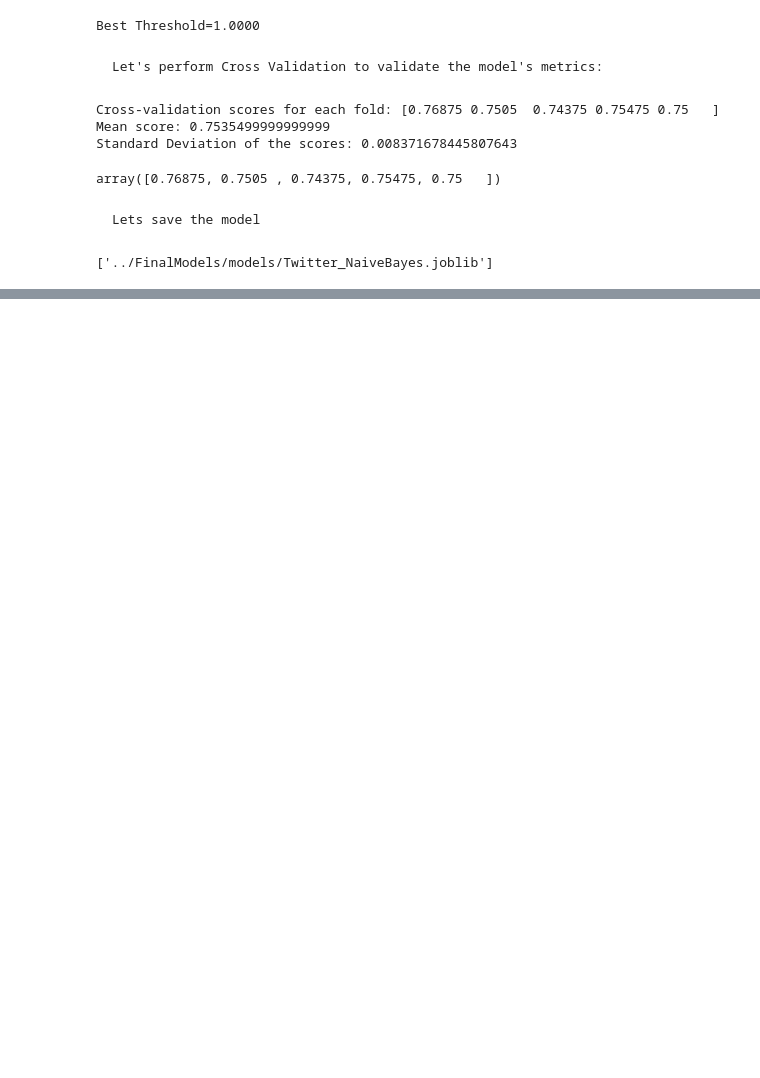
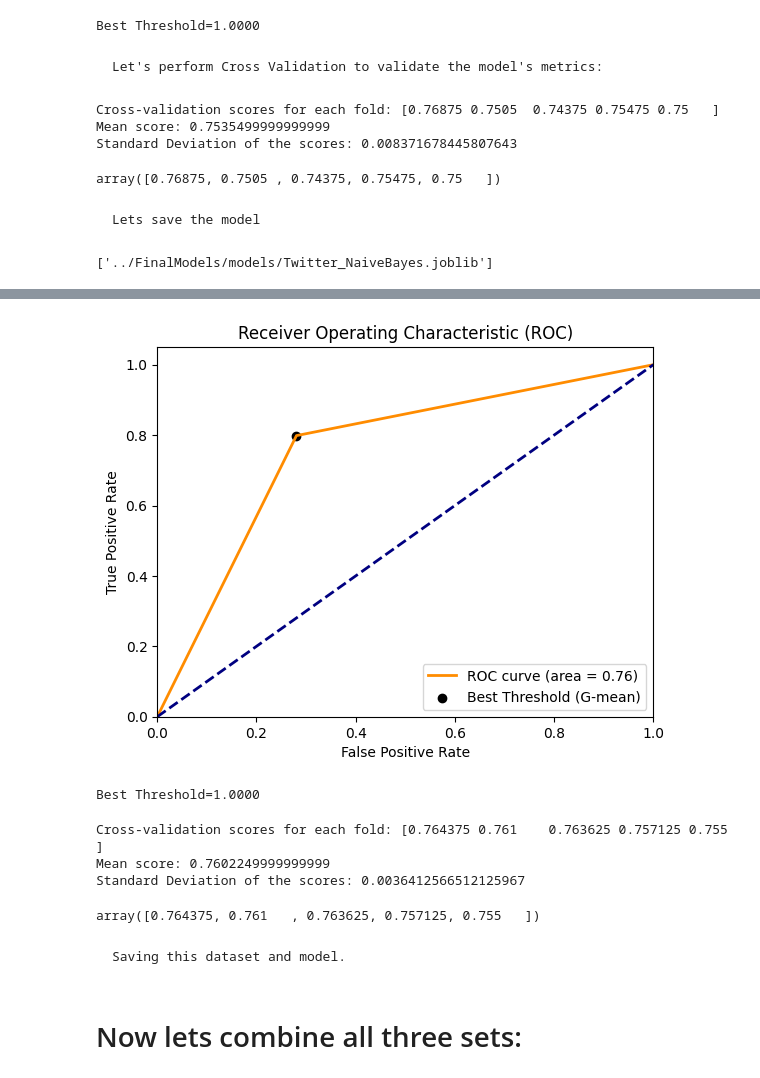
Before and after one commit to Khurdhula-Harshavardhan/Sarcasm, a Jupyter notebook: FinalModels/NaiveBayes.ipynb, the cells around one changed output, grey strips where cells are left out. Saved outputs shown, nothing was run; the diff lists cells and outputs as text; code cells hidden in the pictures; blank space fills up the shorter version.

```diff
--- a/FinalModels/NaiveBayes.ipynb
+++ b/FinalModels/NaiveBayes.ipynb
@@ -321,0 +537,15 @@ dump(NB_twitter, "../FinalModels/models/Twitter_NaiveBayes.joblib")
+# %%
+y_proba_tn = NB_tn.predict_proba(X_tn_test)[:,1]
+tn_threshold = results.get_roc(y_tn_test, y_tn_pred)
+# %% [output]
+[figure, added]
+Best Threshold=1.0000
+# %%
+results.cross_validation_score(NB_tn, X_tn, y_tn)
+# %% [output]
+Cross-validation scores for each fold: [0.764375 0.761    0.763625 0.757125 0.755   ]
+Mean score: 0.7602249999999999
+Standard Deviation of the scores: 0.0036412566512125967
+array([0.764375, 0.761   , 0.763625, 0.757125, 0.755   ])
+# %% [markdown]
+    Saving this dataset and model.
@@ -321,0 +555,2 @@ dump(NB_twitter, "../FinalModels/models/Twitter_NaiveBayes.joblib")
+# %% [markdown]
+# Now lets combine all three sets:
```
Also changed, not shown: parts of 43 cells of this notebook, 5 other files.
